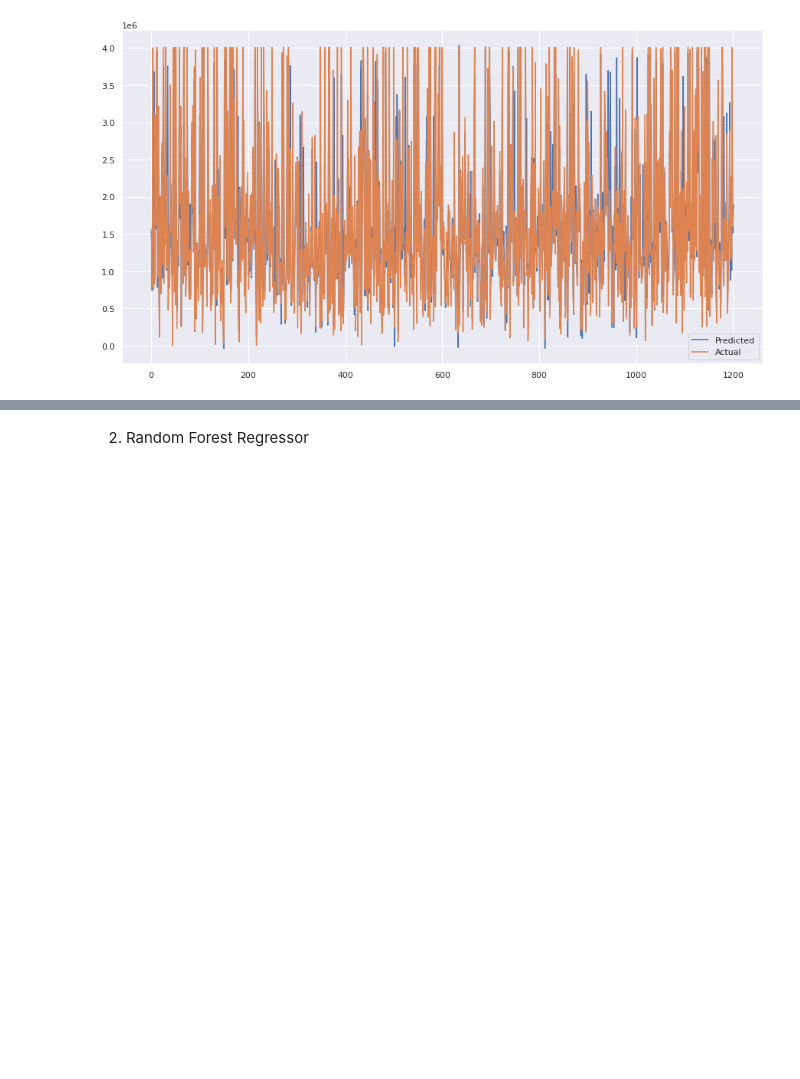
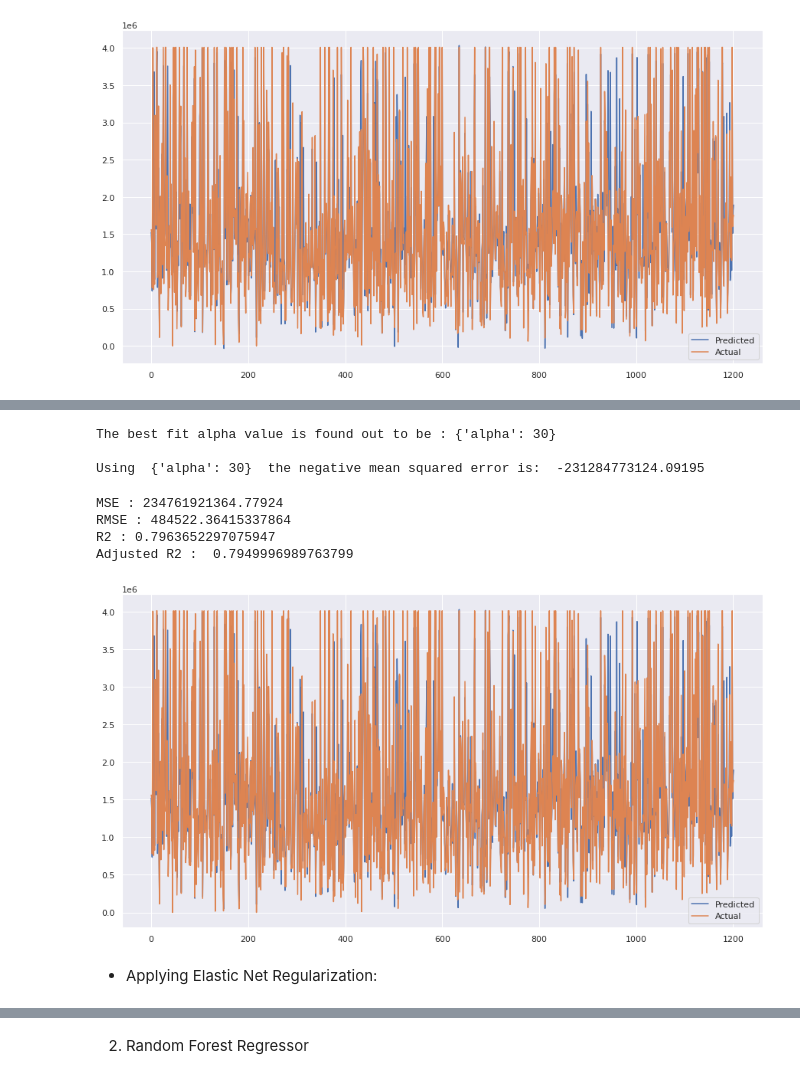
Before and after one commit to Aehteshaam-Shaikh/Ted-Talk-views-prediction, a Jupyter notebook: Ted_Talk_Views_Prediction.ipynb, the cells around one changed output, grey strips where cells are left out. Drawn from its saved outputs; the diff is of its cells as text; code cells hidden in the pictures; blank space fills up the shorter version.

```diff
--- a/Ted_Talk_Views_Prediction.ipynb
+++ b/Ted_Talk_Views_Prediction.ipynb
@@ -722,9 +721,10 @@ plt.show()
 * Applying Lasso Regularization
 # %%
 ### Cross validation
+from sklearn.linear_model import Lasso
 from sklearn.model_selection import GridSearchCV
 lasso = Lasso()
-parameters = {'alpha': [1e-15,1e-13,1e-10,1e-8,1e-5,1e-4,1e-3,1e-2,1e-1,1,5,10,20,30,40,45,50,55,60,100,0.0014]}
+parameters = {'alpha': [1e-15,1e-13,1e-10,1e-8,1e-5,1e-4,1e-3,1e-2,1e-1,1,5,10,20,30,40,45,50,55,60,100,110,120,150,160,170,200]}
 lasso_regressor = GridSearchCV(lasso, parameters, scoring='neg_mean_squared_error', cv=5)
 lasso_regressor.fit(X_train, Y_train)
 # %% [output]
@@ -749,6 +750,5 @@ Using  {'alpha': 100}  the negative mean squared error is:  -231476094089.5332
 # %%
-from sklearn.linear_model import Lasso
-lasso  = Lasso(alpha=100 , max_iter= 3000)
+lasso  = Lasso(alpha=150 , max_iter= 3000)
 
 lasso.fit(X_train, Y_train)
 # %% [output]
@@ -786,0 +797,7 @@ plt.show()
+# %%
+# cross validation
+from sklearn.linear_model import Ridge
+ridge = Ridge()
+parameters = {'alpha': [1e-15,1e-10,1e-8,1e-5,1e-4,1e-3,1e-2,1,5,10,20,30,40,45,50,55,60,100]}
+ridge_regressor = GridSearchCV(ridge, parameters, scoring='neg_mean_squared_error', cv=5)
+ridge_regressor.fit(X_train,Y_train)
@@ -786,0 +815,41 @@ plt.show()
+# %%
+print("The best fit alpha value is found out to be :" ,ridge_regressor.best_params_)
+print("\nUsing ",ridge_regressor.best_params_, " the negative mean squared error is: ", ridge_regressor.best_score_)
+# %% [output]
+The best fit alpha value is found out to be : {'alpha': 30}
+
+Using  {'alpha': 30}  the negative mean squared error is:  -231284773124.09195
+# %%
+# predicting the values
+Y_pred_ridge = ridge_regressor.predict(X_test)
+# %%
+# getting the evaluation metrics
+Ridge_MAE = mean_absolute_error(Y_test, Y_pred_ridge)
+print("MAE :" ,Ridge_MAE)
+
+Ridge_MSE  = mean_squared_error((Y_test), (Y_pred_ridge))
+print("MSE :" , MSE)
+
+Ridge_RMSE = np.sqrt(MSE)
+print("RMSE :" ,RMSE)
+
+Ridge_r2 = r2_score((Y_test), (Y_pred_ridge))
+print("R2 :" ,Ridge_r2)
+
+Ridge_adjusted_r2 = 1-(1-r2_score((Y_test), (Y_pred_ridge)))*((X_test.shape[0]-1)/(X_test.shape[0]-X_test.shape[1]-1))
+print("Adjusted R2 : ",Ridge_adjusted_r2)
+# %% [output]
+MSE : 234761921364.77924
+RMSE : 484522.36415337864
+R2 : 0.7963652297075947
+Adjusted R2 :  0.7949996989763799
+# %%
+plt.figure(figsize=(15,8))
+plt.plot((Y_pred_ridge))
+plt.plot((np.array(Y_test)))
+plt.legend(["Predicted","Actual"])
+plt.show()
+# %% [output]
+[figure, added]
+# %% [markdown]
+* Applying Elastic Net Regularization:
```
Also changed, not shown: parts of 33 cells of this notebook.
